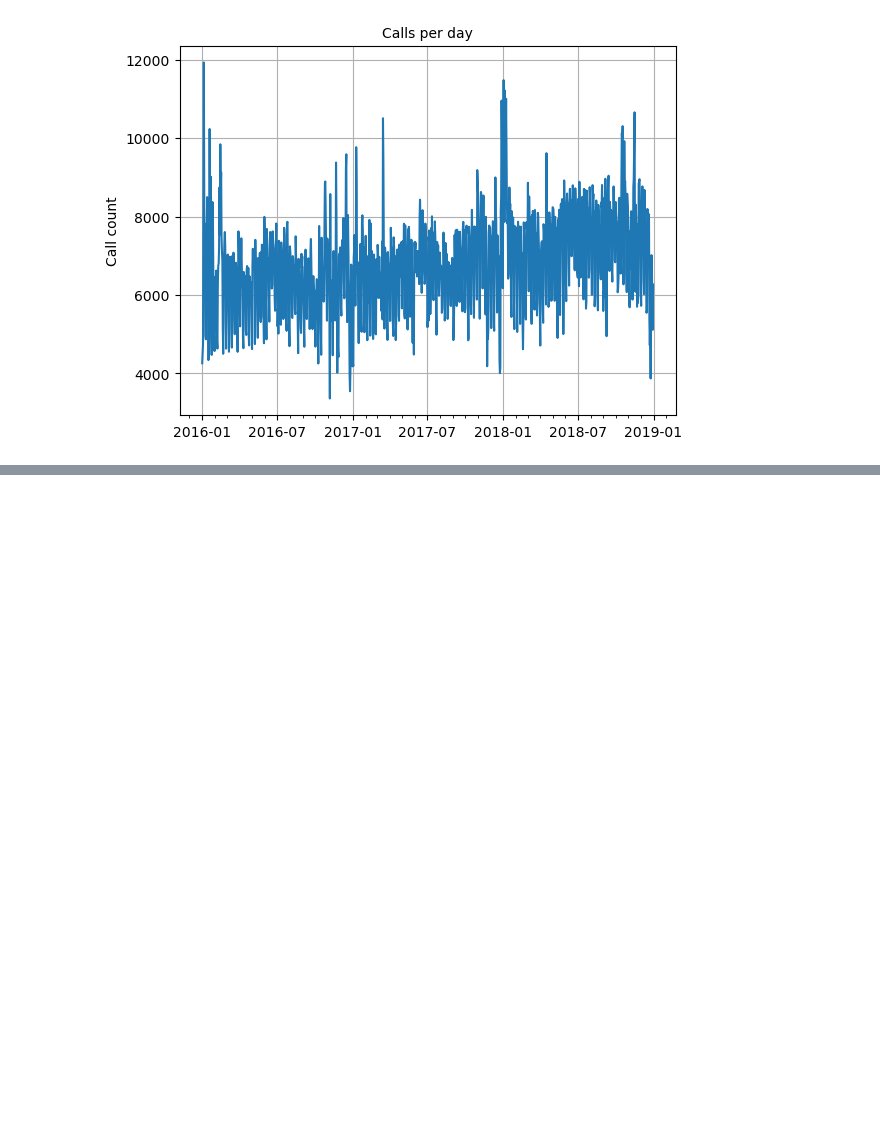
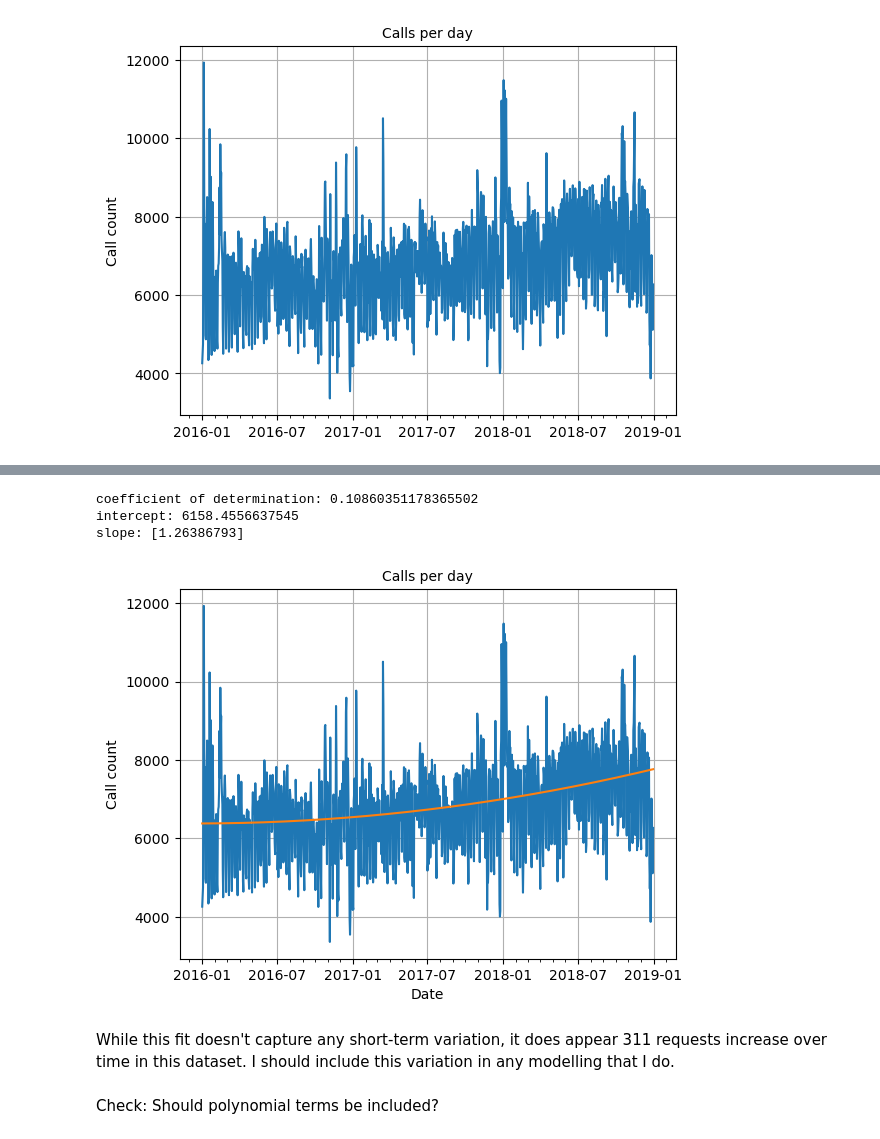
Before and after one commit to ericschwen/weather_311, a Jupyter notebook: 311_exploration.ipynb, the cells around one changed output, grey strips where cells are left out. Saved outputs shown, nothing was run; the diff lists cells and outputs as text; code cells hidden in the pictures; blank space fills up the shorter version.

Commit message:
Added predictions and prediction interval code.

```diff
--- a/311_exploration.ipynb
+++ b/311_exploration.ipynb
@@ -430,0 +401,31 @@ While this fit doesn't capture any short-term variation, it does appear 311 requ
+# %%
+r_sq = model.score(x, y)
+print(f"coefficient of determination: {r_sq}")
+print(f"intercept: {model.intercept_}")
+print(f"slope: {model.coef_}")
+# %% [output]
+coefficient of determination: 0.10860351178365502
+intercept: 6158.4556637545
+slope: [1.26386793]
+# %%
+fig, ax = plt.subplots()
+# common to all three:
+# ax.plot(np.arange(len(d311)), 'call_count', data=d311)
+# ax.plot(np.arange(len(d311)), np.arange(len(d311))*model.coef_[0] + model.intercept_)
+ax.plot('Date', 'call_count', data=d311)
+ax.plot(d311['Date'], model.predict(x))
+# Major ticks every half year, minor ticks every month,
+ax.xaxis.set_major_locator(mdates.MonthLocator(bymonth=(1, 7)))
+ax.xaxis.set_minor_locator(mdates.MonthLocator())
+ax.grid(True)
+# ax.set_xlabel(r'Days (since beginning of 2016)')
+ax.set_xlabel(r'Date')
+ax.set_ylabel(r'Call count')
+ax.set_title('Calls per day', fontsize='medium')
+plt.show()
+# %% [output]
+[figure, added]
+# %% [markdown]
+While this fit doesn't capture any short-term variation, it does appear 311 requests increase over time in this dataset. I should include this variation in any modelling that I do.
+# %% [markdown]
+Check: Should polynomial terms be included?
```
Also changed, not shown: parts of 49 cells of this notebook, 1 other file.
